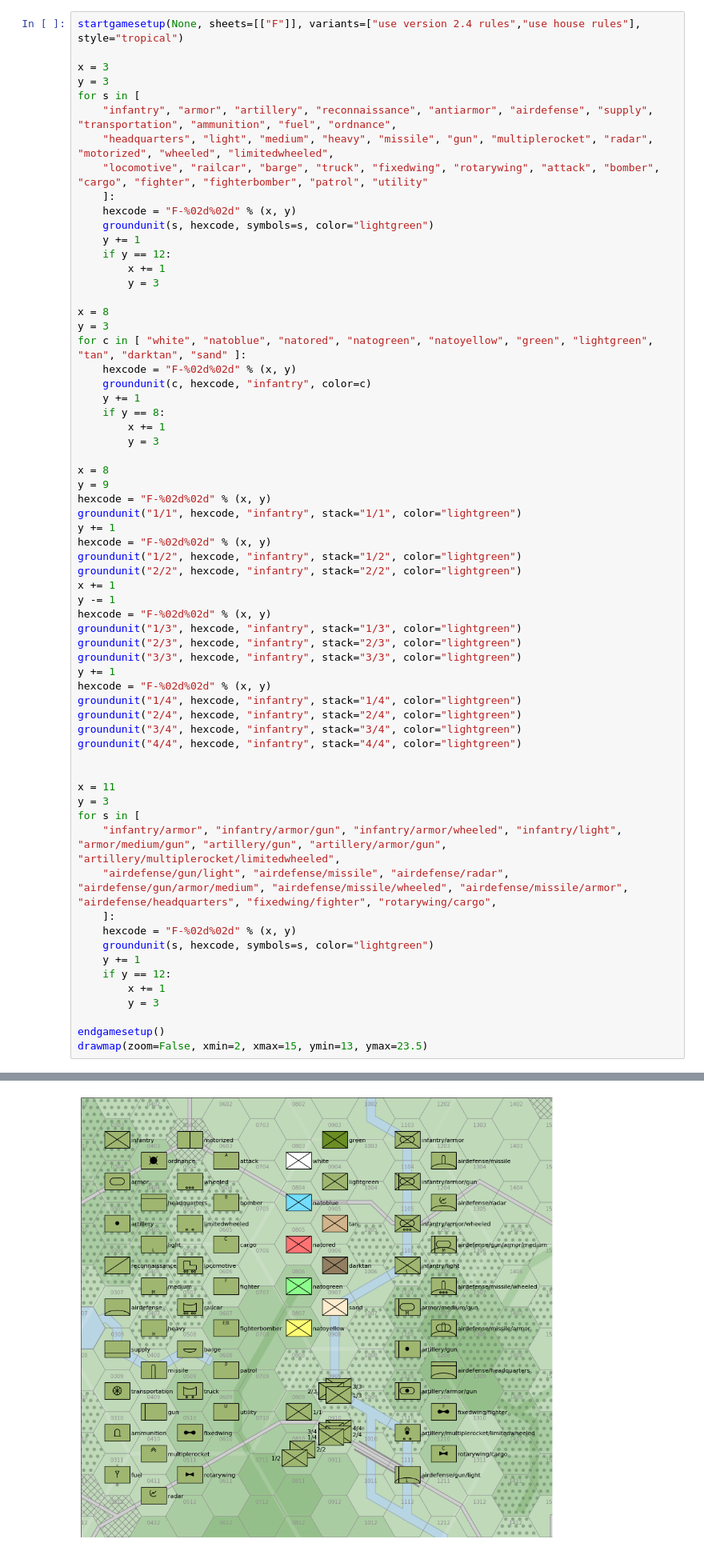
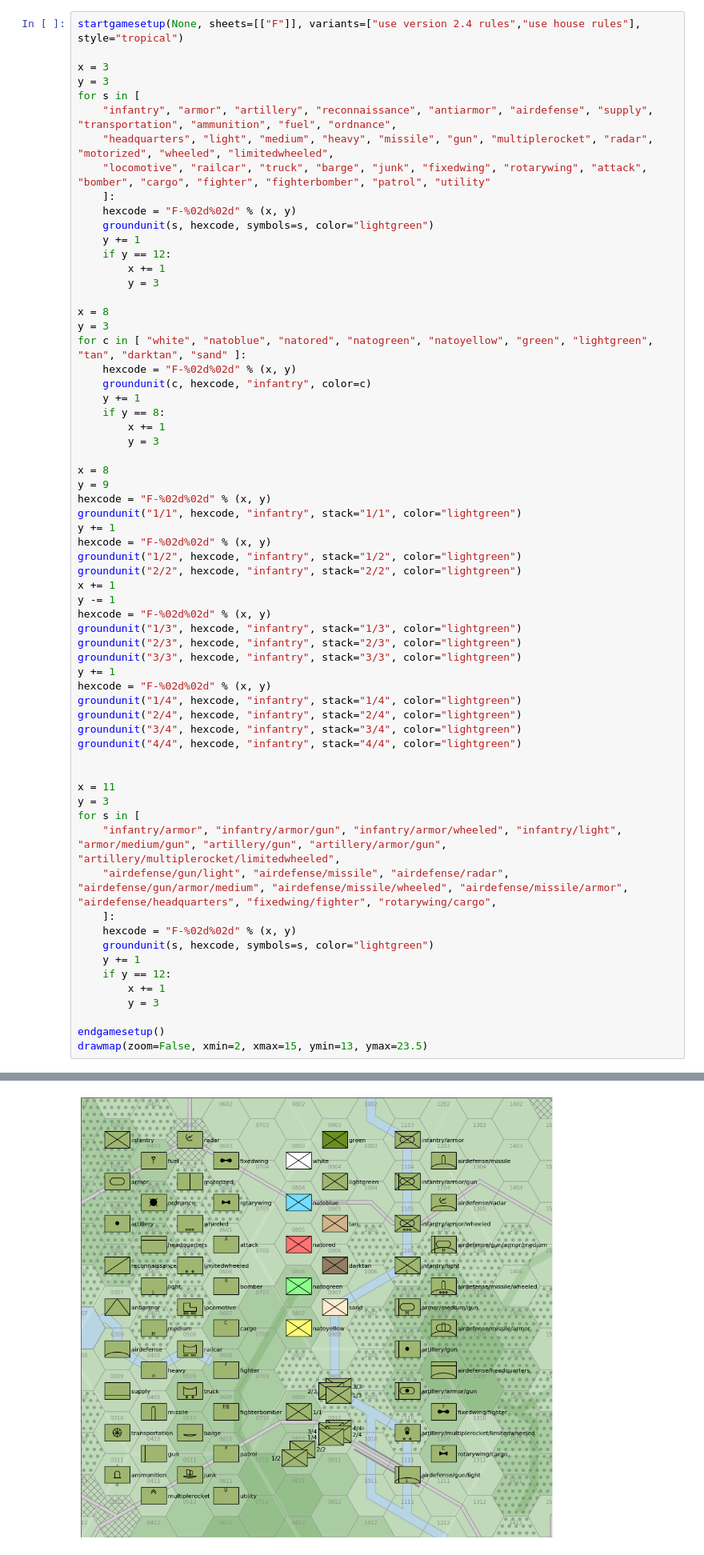
Before and after one commit to alanwatsonforster/glass, a Jupyter notebook: Ground Units.ipynb, the cells around one changed output, grey strips where cells are left out. Shown at 80% size. Drawn from its saved outputs; the diff is of its cells as text.

Commit message:
Added junks.

```diff
--- a/Ground Units.ipynb
+++ b/Ground Units.ipynb
@@ -18,7 +18,7 @@ y = 3
 for s in [
     "infantry", "armor", "artillery", "reconnaissance", "antiarmor", "airdefense", "supply", "transportation", "ammunition", "fuel", "ordnance",
     "headquarters", "light", "medium", "heavy", "missile", "gun", "multiplerocket", "radar", "motorized", "wheeled", "limitedwheeled",
-    "locomotive", "railcar", "barge", "truck", "fixedwing", "rotarywing", "attack", "bomber", "cargo", "fighter", "fighterbomber", "patrol", "utility"
+    "locomotive", "railcar", "truck", "barge", "junk", "fixedwing", "rotarywing", "attack", "bomber", "cargo", "fighter", "fighterbomber", "patrol", "utility"
     ]:
     hexcode = "F-%02d%02d" % (x, y)
     groundunit(s, hexcode, symbols=s, color="lightgreen")
@@ -91,5 +91,5 @@ set-up      :       :       : creating ground unit artillery.
 
 set-up      :       :       : creating ground unit rotarywing/cargo.
 
 set-up      : end of game set-up.
-[figure, old version]
+[figure, new version]
```
Also changed, not shown: parts of 1 cell of this notebook, 3 other files.
